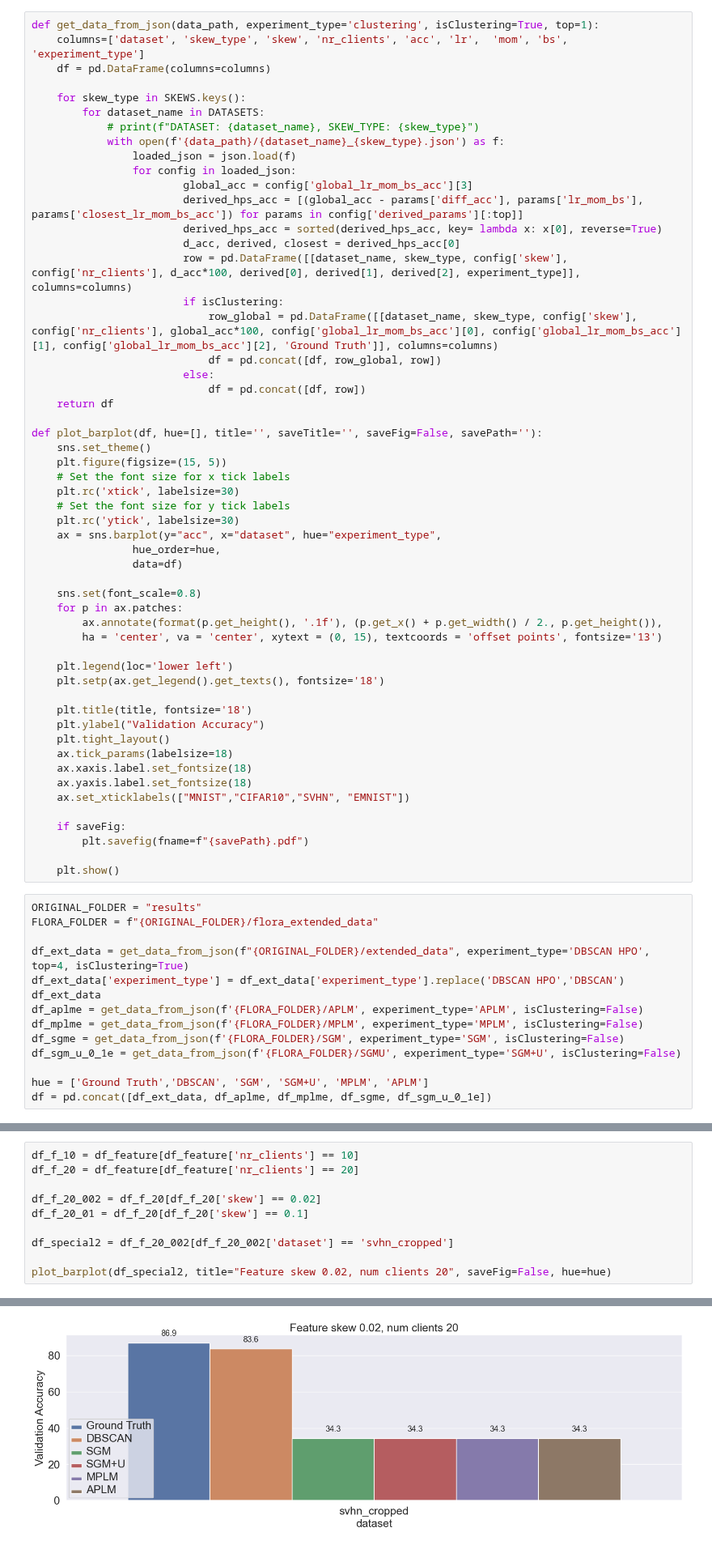
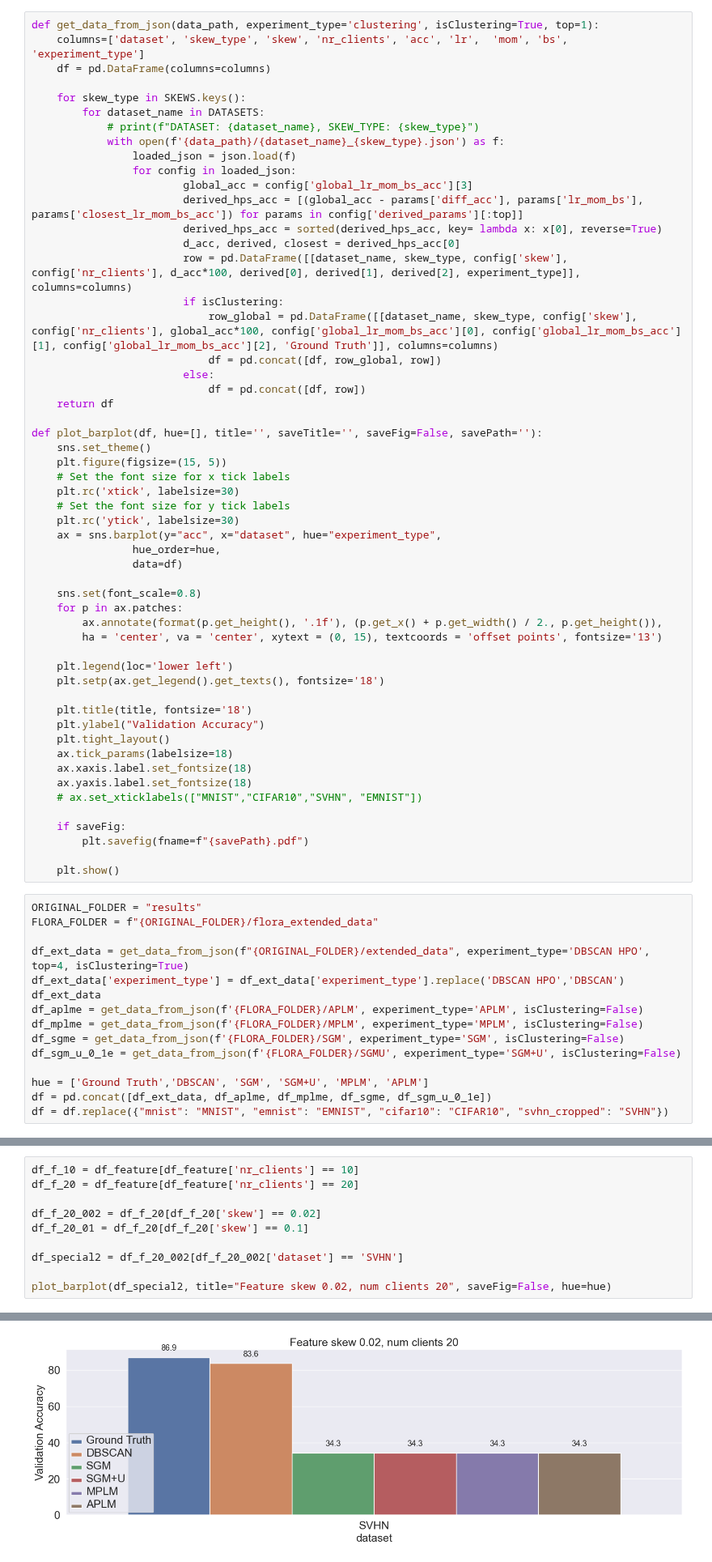
Before and after one commit to sinemsav/hyperparams, a Jupyter notebook: non_IID_setting/clustering_experiments/results_comparison.ipynb, the cells around one changed output, grey strips where cells are left out. Shown at 81% size. Drawn from its saved outputs; the diff is of its cells as text.

```diff
--- a/non_IID_setting/clustering_experiments/results_comparison.ipynb
+++ b/non_IID_setting/clustering_experiments/results_comparison.ipynb
@@ -57,7 +58,7 @@ def plot_barplot(df, hue=[], title='', saveTitle='', saveFig=False, savePath='')
     ax.tick_params(labelsize=18)
     ax.xaxis.label.set_fontsize(18)
     ax.yaxis.label.set_fontsize(18)
-    ax.set_xticklabels(["MNIST","CIFAR10","SVHN", "EMNIST"])
+    # ax.set_xticklabels(["MNIST","CIFAR10","SVHN", "EMNIST"])
 
     if saveFig:
         plt.savefig(fname=f"{savePath}.pdf")
@@ -77,6 +78,7 @@ df_sgm_u_0_1e = get_data_from_json(f'{FLORA_FOLDER}/SGMU', experiment_type='SGM+
 
 hue = ['Ground Truth','DBSCAN', 'SGM', 'SGM+U', 'MPLM', 'APLM']
 df = pd.concat([df_ext_data, df_aplme, df_mplme, df_sgme, df_sgm_u_0_1e])
+df = df.replace({"mnist": "MNIST", "emnist": "EMNIST", "cifar10": "CIFAR10", "svhn_cropped": "SVHN"})
 # %%
 df_feature = df[df['skew_type'] == 'feature']
 df_feature_10 = df_feature[df_feature['nr_clients'] == 10]
@@ -133,7 +135,7 @@ df_f_20 = df_feature[df_feature['nr_clients'] == 20]
 df_f_20_002 = df_f_20[df_f_20['skew'] == 0.02]
 df_f_20_01 = df_f_20[df_f_20['skew'] == 0.1]
 
-df_special2 = df_f_20_002[df_f_20_002['dataset'] == 'svhn_cropped']
+df_special2 = df_f_20_002[df_f_20_002['dataset'] == 'SVHN']
 
 plot_barplot(df_special2, title="Feature skew 0.02, num clients 20", saveFig=False, hue=hue)
 # %% [output]
@@ -141 +142 @@ ValueError: The number of FixedLocator locations (1), usually from a call to set
-[figure, old version]
+[figure, new version]
```
Also changed, not shown: parts of 4 cells of this notebook, 4 other files.
